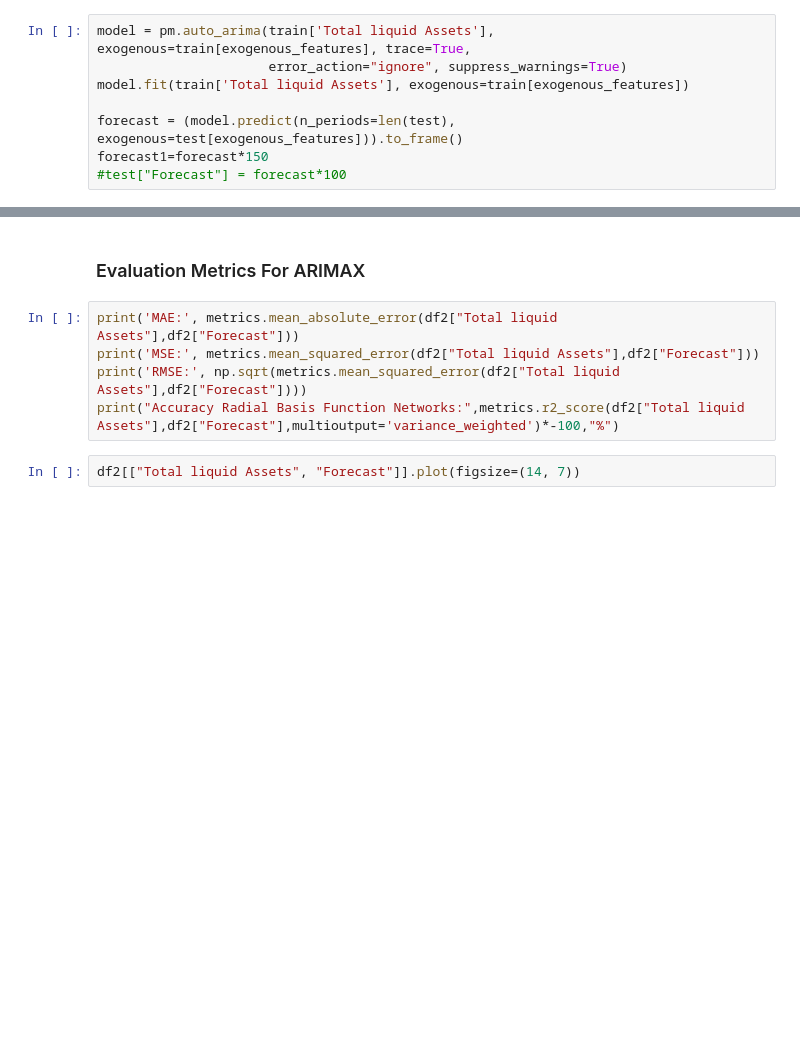
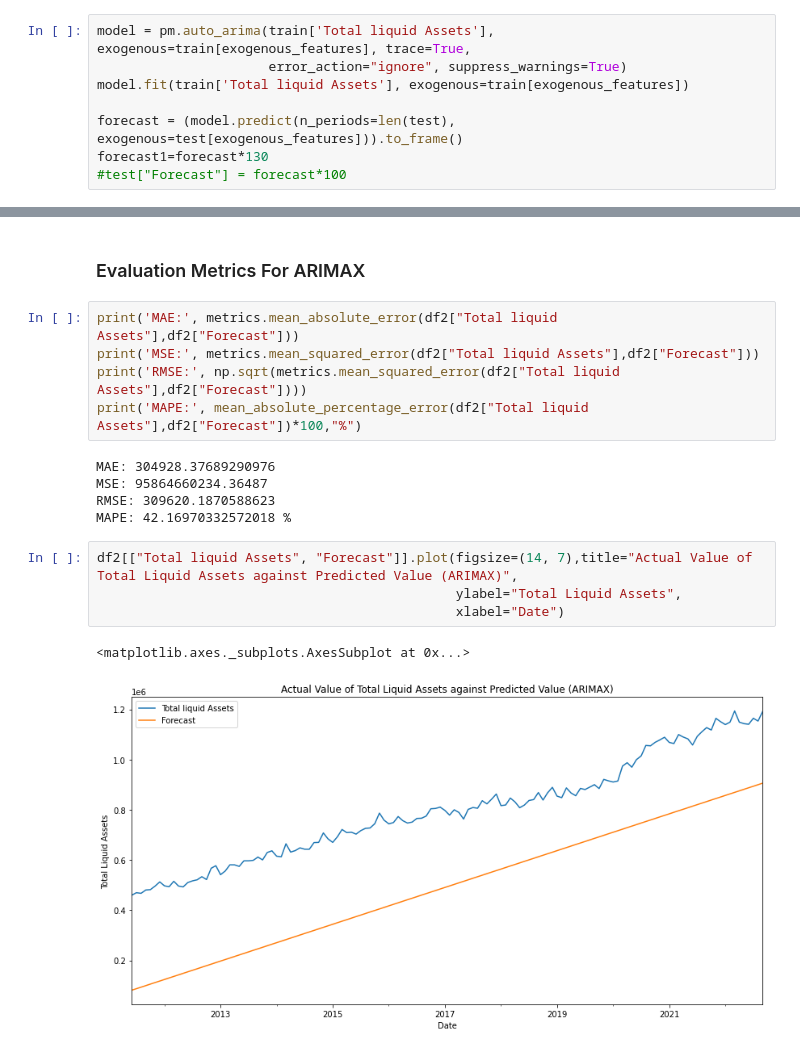
Before and after one commit to Khuks/Predicting-Aggregate-Liquidity-For-A-Central-Bank-Using-Machine-Learning-Algorithms-, a Jupyter notebook: Copy_of_Predicting_Aggregate_Liquidity.ipynb, the cells around one changed output, grey strips where cells are left out. Cells and saved outputs as stored; diff of their text form; blank space fills up the shorter version.

```diff
--- a/Copy_of_Predicting_Aggregate_Liquidity.ipynb
+++ b/Copy_of_Predicting_Aggregate_Liquidity.ipynb
@@ -1203,5 +1192,5 @@ model = pm.auto_arima(train['Total liquid Assets'], exogenous=train[exogenous_fe
 model.fit(train['Total liquid Assets'], exogenous=train[exogenous_features])
 
 forecast = (model.predict(n_periods=len(test), exogenous=test[exogenous_features])).to_frame()
-forecast1=forecast*150
+forecast1=forecast*130
 #test["Forecast"] = forecast*100
@@ -1230,9 +1276,19 @@ df2
 print('MAE:', metrics.mean_absolute_error(df2["Total liquid Assets"],df2["Forecast"]))
 print('MSE:', metrics.mean_squared_error(df2["Total liquid Assets"],df2["Forecast"]))
 print('RMSE:', np.sqrt(metrics.mean_squared_error(df2["Total liquid Assets"],df2["Forecast"])))
-print("Accuracy Radial Basis Function Networks:",metrics.r2_score(df2["Total liquid Assets"],df2["Forecast"],multioutput='variance_weighted')*-100,"%")
+print('MAPE:', mean_absolute_percentage_error(df2["Total liquid Assets"],df2["Forecast"])*100,"%")
+# %% [output]
+MAE: 304928.37689290976
+MSE: 95864660234.36487
+RMSE: 309620.1870588623
+MAPE: 42.16970332572018 %
 # %%
-df2[["Total liquid Assets", "Forecast"]].plot(figsize=(14, 7))
+df2[["Total liquid Assets", "Forecast"]].plot(figsize=(14, 7),title="Actual Value of Total Liquid Assets against Predicted Value (ARIMAX)",
+                                              ylabel="Total Liquid Assets",
+                                              xlabel="Date")
+# %% [output]
+<matplotlib.axes._subplots.AxesSubplot at 0x...>
+[figure, added]
 # %%
 # Visualizing the differences between actual prices and predicted values
 plt.scatter(df2["Total liquid Assets"],df2["Forecast"])
```
Also changed, not shown: parts of 31 cells of this notebook.
